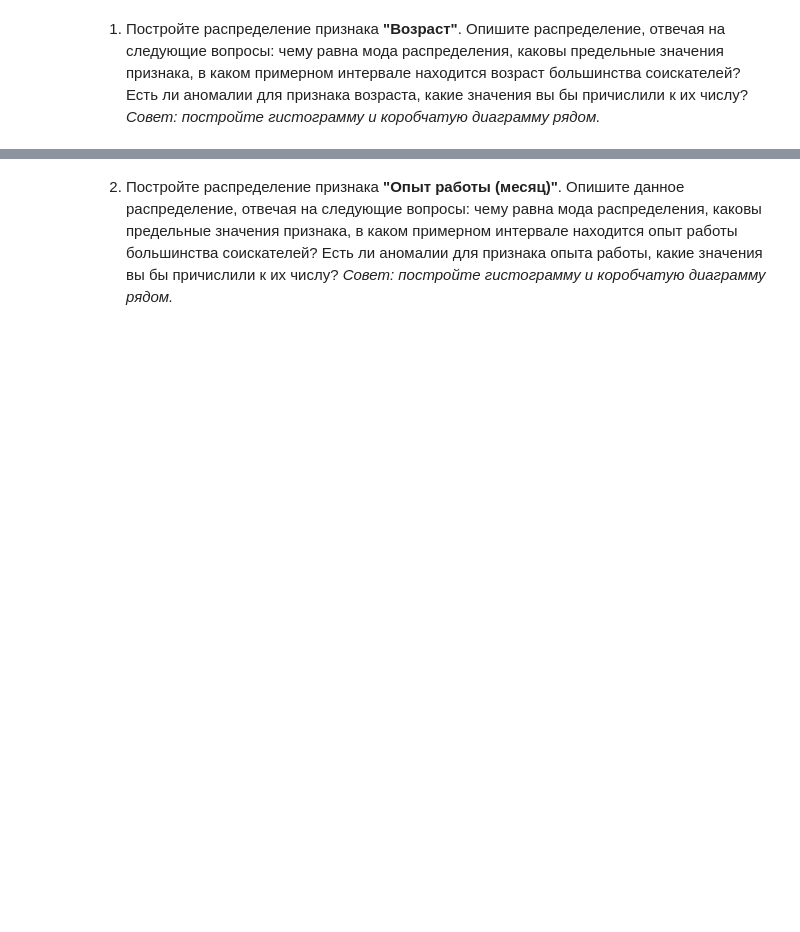
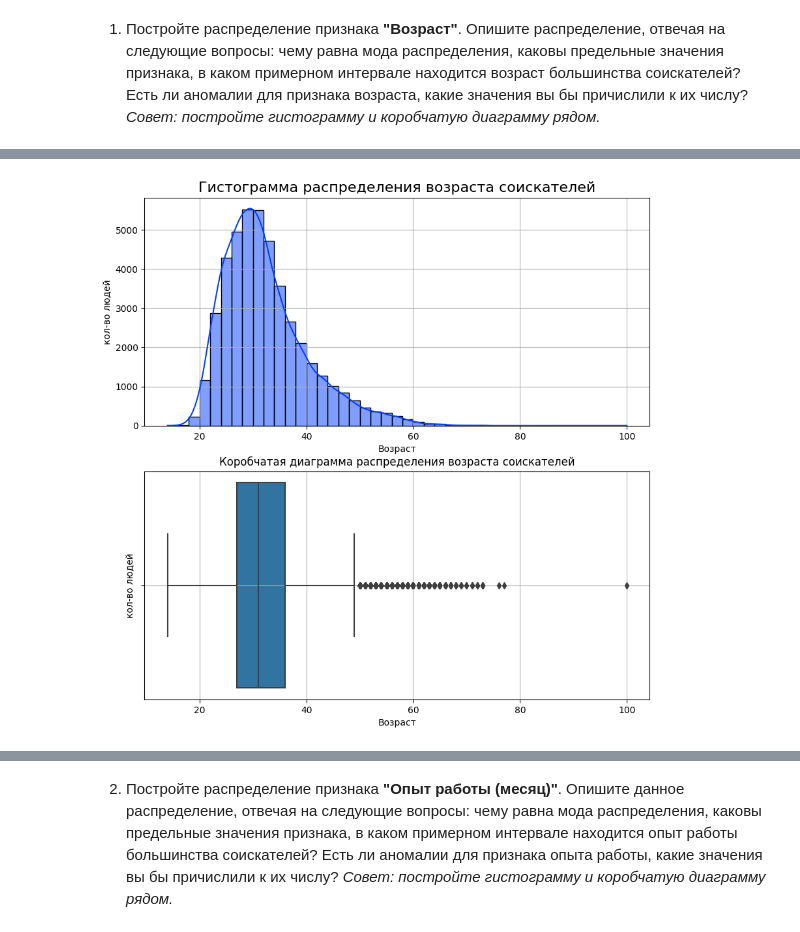
Before and after one commit to HunterV1rus/SF_DS, a Jupyter notebook: Skillfactory/Project_1_анализ_HeadHunter/Project-1_Ноутбук-шаблон.ipynb, the cells around one changed output, grey strips where cells are left out. Cells and saved outputs as stored; diff of their text form; code cells hidden in the pictures; blank space fills up the shorter version.

Commit message:
adding new plots(px)

```diff
--- a/Skillfactory/Project_1_анализ_HeadHunter/Project-1_Ноутбук-шаблон.ipynb
+++ b/Skillfactory/Project_1_анализ_HeadHunter/Project-1_Ноутбук-шаблон.ipynb
@@ -161,7 +150,7 @@ hh_df['Возраст']= hh_df['Возраст'].apply(int)
 display(round(hh_df['Пол'].value_counts(normalize=True)*100, 2))
 display(round(hh_df['Возраст'].mean(),1))
 
-hh_df.drop('Пол, возраст', axis=1)
+hh_df.drop(['Пол, возраст'], axis=1, inplace=True)
 # %% [output]
 М    80.93
 Ж    19.07
@@ -224,10 +200,10 @@ def experience_edit(words):
         return int(round(count_years*12 + count_months, 0))
 
 hh_df['Опыт работы (месяц)'] = hh_df['Опыт работы'].apply(experience_edit)
-hh_df['Опыт работы (месяц)'] = hh_df['Опыт работы (месяц)'].astype('Int64')
+hh_df['Опыт работы (месяц)'] = hh_df['Опыт работы (месяц)']
 
 display(int(hh_df['Опыт работы (месяц)'].median()))
 
-hh_df.drop('Опыт работы', axis=1)
+hh_df.drop(['Опыт работы'], axis=1, inplace=True)
 # %% [output]
 100
@@ -289,6 +252,8 @@ business_trips_edit = lambda x: False if tuple(x.split(','))[2].count("не ") >
 
 def town_edit(words):
     city = words.split(',')[0]
+    while city[-1] == ' ':
+        city = city[:-1]
     if city.count("Москва") or city.count("Санкт-Петербург"):
         return city
     elif city in million_cities:
@@ -302,10 +267,7 @@ hh_df["Город"] = hh_df["Город, переезд, командировк
 hh_df["Готовность к переезду"] = hh_df["Город, переезд, командировки edited"].apply(transfer_edit)
 hh_df["Готовность к командировкам"] = hh_df["Город, переезд, командировки edited"].apply(business_trips_edit)
 
-display(hh_df.head())
-
-hh_df.drop('Город, переезд, командировки', axis=1)
-hh_df.drop('Город, переезд, командировки edited', axis=1)
+hh_df.drop(['Город, переезд, командировки', 'Город, переезд, командировки edited'], axis=1, inplace=True)
 
 display(round(hh_df['Город'].value_counts(normalize=True)*100, 0))
 display(hh_df.groupby(["Готовность к переезду", "Готовность к командировкам"])['Готовность к переезду'].sum())
@@ -373,8 +327,7 @@ hh_df['вахтовый метод'] = hh_df['График'].apply(employment_ed
 display(hh_df.groupby(["проектная работа", "волонтерство"])['волонтерство'].sum())
 display(hh_df.groupby(["вахтовый метод", "гибкий график"])['гибкий график'].sum())
 
-hh_df.drop('График', axis=1)
-hh_df.drop('Занятость', axis=1)
+hh_df.drop(['График', 'Занятость'], axis=1, inplace=True)
 # %% [output]
 проектная работа  волонтерство
 False             False             0
@@ -447,3 +442,77 @@ Name: гибкий график, dtype: int64
 *Совет: постройте гистограмму и коробчатую диаграмму рядом.*
 # %%
 # ваш код здесь
+import seaborn as sns
+
+display(hh_df['Возраст'].mode())
+
+#Метод Тьюки
+def outliers_iqr_mod(data, feature, left=1.5, right=1.5, log_scale=False):
+    if log_scale:
+        x = np.log(data[feature])
+    else:
+        x = data[feature]
+    quartile_1, quartile_3 = x.quantile(0.25), x.quantile(0.75),
+    iqr = quartile_3 - quartile_1
+    lower_bound = quartile_1 - (iqr * left)
+    upper_bound = quartile_3 + (iqr * right)
+    outliers = data[(x<lower_bound) | (x > upper_bound)]
+    cleaned = data[(x>lower_bound) & (x < upper_bound)]
+    return outliers, cleaned
+
+fig, axes = plt.subplots(nrows=2, ncols=1, figsize=(10, 10))
+sns.histplot(
+    data=hh_df,
+    x='Возраст',
+    bins=30,
+    kde=True,
+    color=sns.color_palette('bright')[0],
+    binwidth=2,
+    ax=axes[0]
+)
+axes[0].set_title('Гистограмма распределения возраста соискателей', fontsize=16)
+axes[0].set_xlabel('Возраст')
+axes[0].set_ylabel('кол-во людей')
+axes[0].grid()
+sns.boxplot(
+    data=hh_df,
+    x='Возраст',
+    orient='h',
+    width=0.9,
+    ax=axes[1]
+)
+axes[1].set_title('Коробчатая диаграмма распределения возраста соискателей');
+axes[1].set_xlabel('Возраст');
+axes[1].set_ylabel('кол-во людей');
+axes[1].grid()
+
+outliers, cleaned = outliers_iqr_mod(hh_df, 'Возраст')
+
+
+fig1, axes1 = plt.subplots(nrows=2, ncols=1, figsize=(10, 10))
+sns.histplot(
+    #data=hh_df[(hh_df['Возраст'] >= 18) & (hh_df['Возраст'] <= 60)],
+    data=cleaned,
+    x='Возраст',
+    bins=30,
+    kde=True,
+    color=sns.color_palette('bright')[0],
+    binwidth=2,
+    ax=axes1[0]
+)
+axes1[0].set_title('Гистограмма распределения возраста соискателей после очистки методом Тьюки', fontsize=16)
+axes1[0].set_xlabel('Возраст')
+axes1[0].set_ylabel('кол-во людей')
+axes1[0].grid()
+sns.boxplot(
+    data=cleaned,
+    x='Возраст',
+    orient='h',
+    width=0.9,
+    ax=axes1[1]
+)
+axes1[1].set_title('Коробчатая диаграмма распределения возраста соискателей после очистки методом Тьюки');
+axes1[1].set_xlabel('Возраст');
+axes1[1].set_ylabel('кол-во людей');
+axes1[1].grid()
+# %% [output]
@@ -449,0 +521 @@ Name: гибкий график, dtype: int64
+[figure, added]
```
Also changed, not shown: parts of 23 cells of this notebook, 1 other file.
